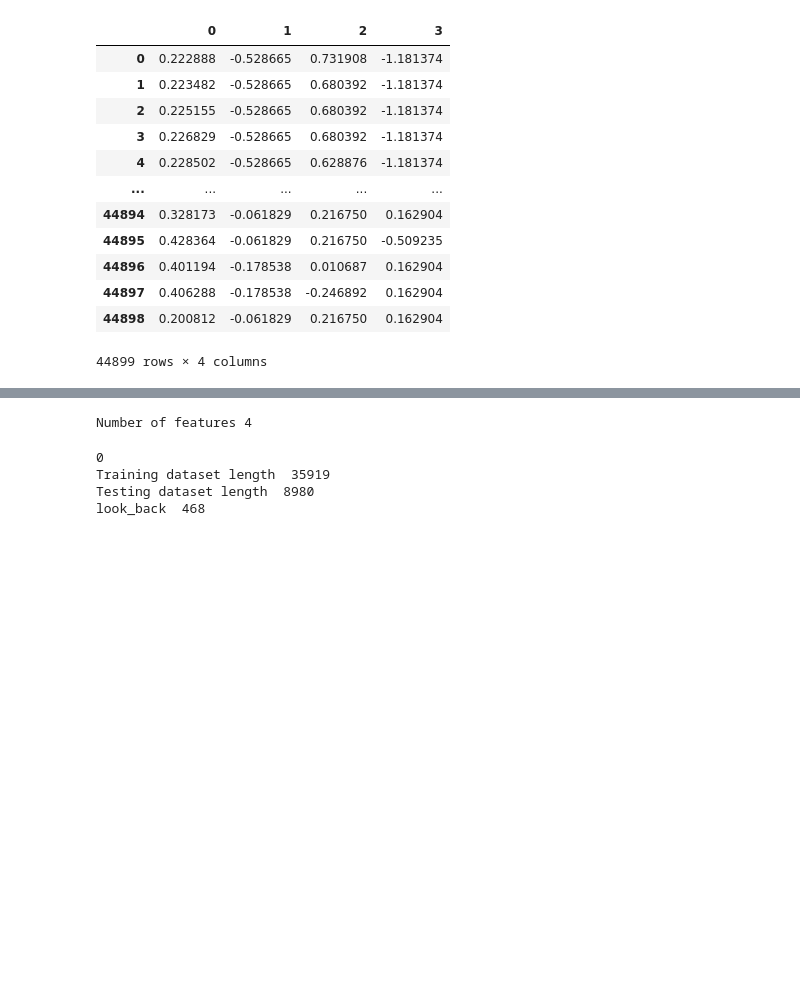
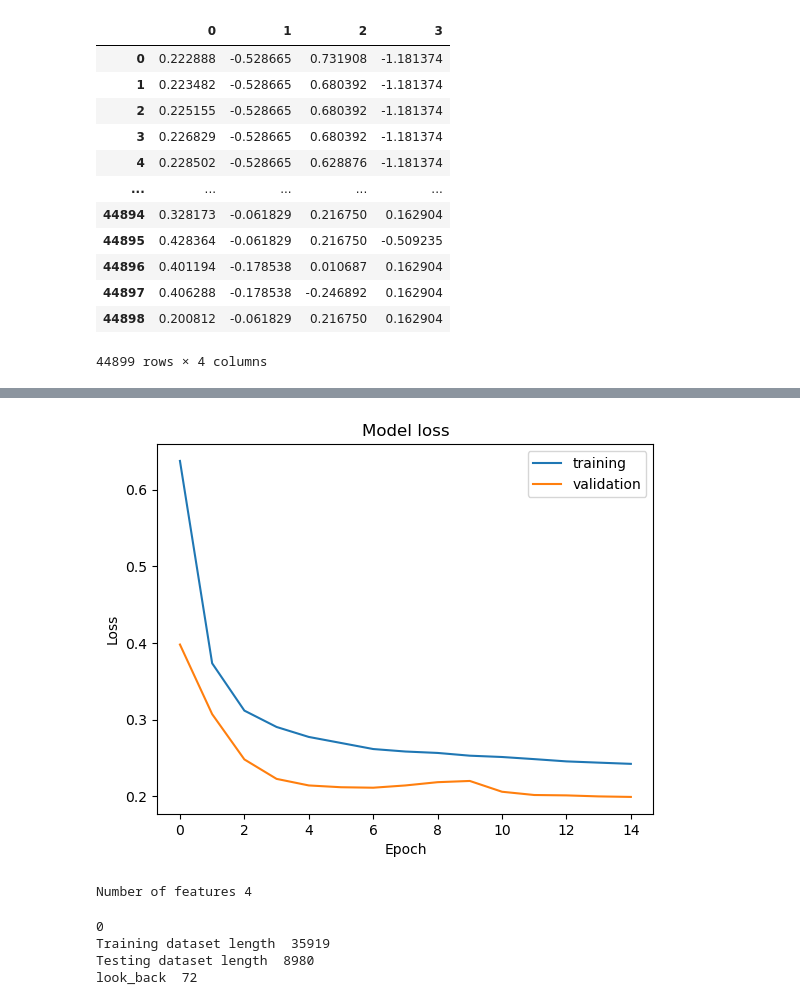
Before and after one commit to flybirdcl/WeatherPredict, a Jupyter notebook: Weather-LSTM.ipynb, the cells around one changed output, grey strips where cells are left out. Saved outputs shown, nothing was run; the diff lists cells and outputs as text; code cells hidden in the pictures; blank space fills up the shorter version.

```diff
--- a/Weather-LSTM.ipynb
+++ b/Weather-LSTM.ipynb
@@ -249,2 +267,12 @@ for x, y in dataset_val.skip(12):
+# %%
+plt.plot(history.history['loss'])
+plt.plot(history.history['val_loss'])
+plt.title('Model loss')
+plt.ylabel('Loss')
+plt.xlabel('Epoch')
+plt.legend(['training', 'validation'], loc='upper right')
+plt.show()
+# %% [output]
+[figure, added]
 # %%
 # ighnore below
@@ -263,7 +291,7 @@ look_back = start
 
 
 train_size_percent = 0.80
-pred_col = features.columns.get_loc(0)
+pred_col = featuresog.columns.get_loc("temperature")
 print(pred_col)
 
 # function to split the data
@@ -293,7 +321,7 @@ print('look_back ', look_back)
 0
 Training dataset length  35919
 Testing dataset length  8980
-look_back  468
+look_back  72
 # %%
 expr_name = 'expr_4'
 # look_back = 24*120 # 60 days, as each entry is for 1 hour
```
Also changed, not shown: parts of 14 cells of this notebook, 14 other files.
